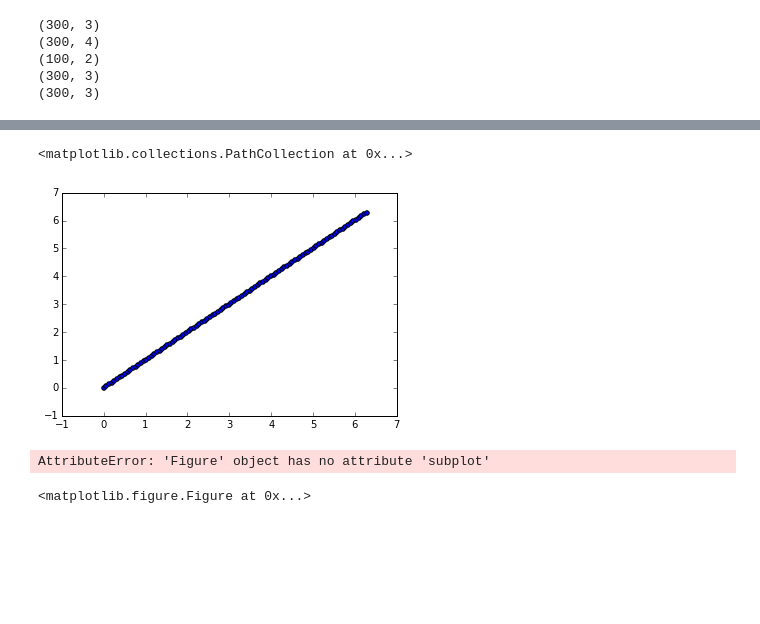
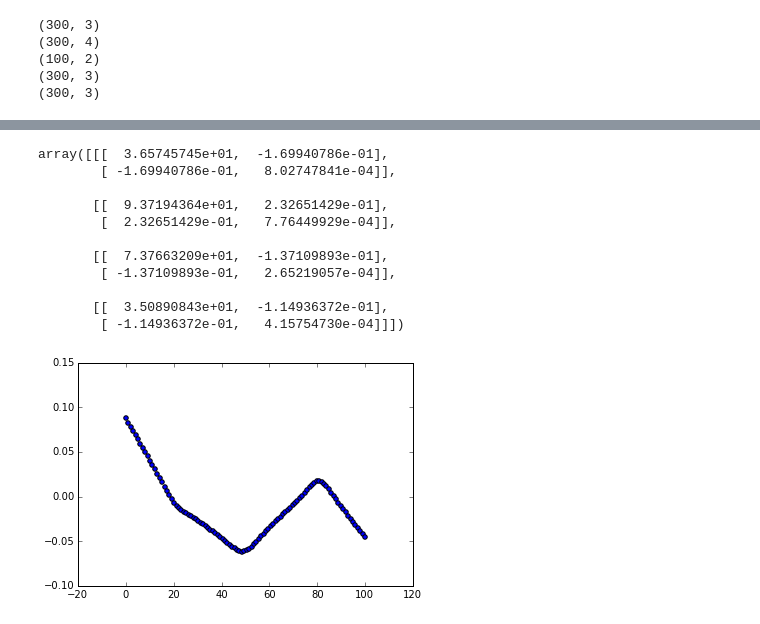
Before and after one commit to show0k/gmm-lbd, a Jupyter notebook: notebooks/calinon_tests.ipynb, the cells around one changed output, grey strips where cells are left out. Saved outputs shown, nothing was run; the diff lists cells and outputs as text; code cells hidden in the pictures; blank space fills up the shorter version.

```diff
--- a/notebooks/calinon_tests.ipynb
+++ b/notebooks/calinon_tests.ipynb
@@ -123,12 +130,17 @@ plt.show()
-# %%
-K = mvn.sample(1000)
-plt.scatter(X[:, 0], X_test)
-# %% [output]
-<matplotlib.collections.PathCollection at 0x...>
-[figure, removed]
-# %%
-fig = plt.figure(figsize=(15, 5))
-ax = fig.subplot()
-# %% [output]
-AttributeError: 'Figure' object has no attribute 'subplot'
-<matplotlib.figure.Figure at 0x...>
+# %%
+
+plt.scatter(X_test, Y)
+gmm.covariances
+# %% [output]
+array([[[  3.65745745e+01,  -1.69940786e-01],
+        [ -1.69940786e-01,   8.02747841e-04]],
+
+       [[  9.37194364e+01,   2.32651429e-01],
+        [  2.32651429e-01,   7.76449929e-04]],
+
+       [[  7.37663209e+01,  -1.37109893e-01],
+        [ -1.37109893e-01,   2.65219057e-04]],
+
+       [[  3.50890843e+01,  -1.14936372e-01],
+        [ -1.14936372e-01,   4.15754730e-04]]])
+[figure, added]
```
Also changed, not shown: parts of 6 cells of this notebook, 3 other files.
